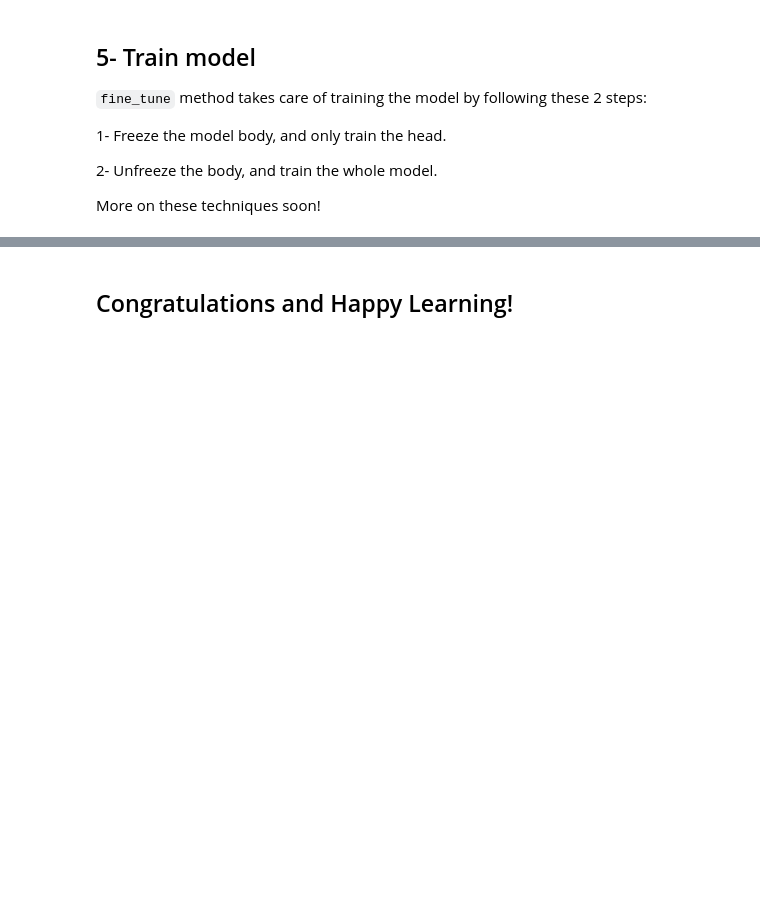
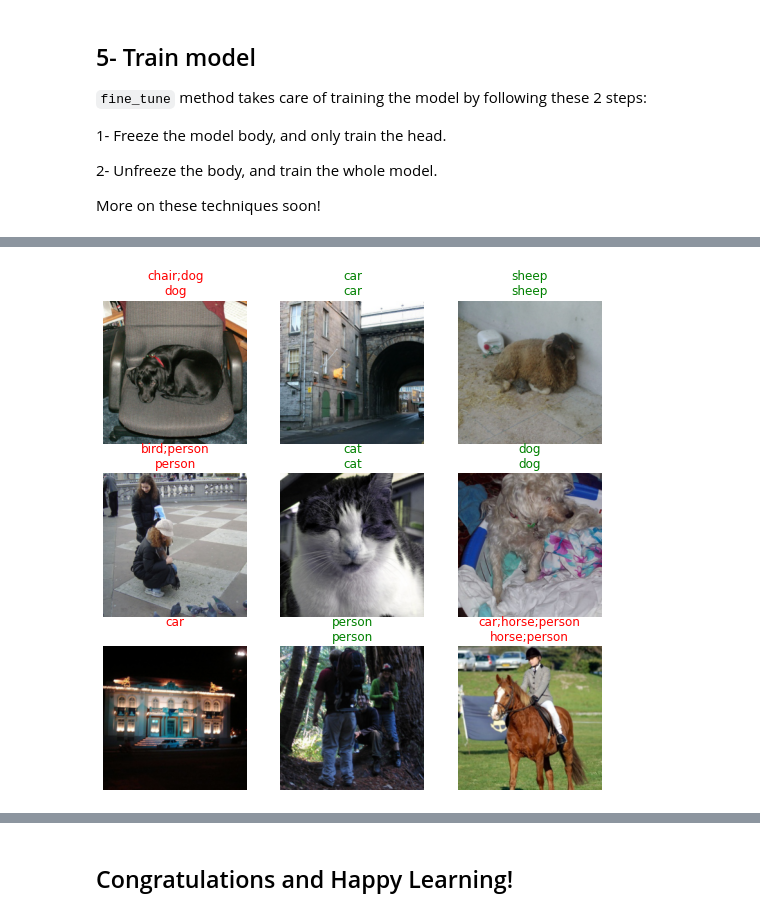
Before and after one commit to ai-fast-track/fastai-visual-guide, a Jupyter notebook: 02_image-classification-multi-label.ipynb, the cells around one changed output, grey strips where cells are left out. Cells and saved outputs as stored; diff of their text form; code cells hidden in the pictures; blank space fills up the shorter version.

```diff
--- a/02_image-classification-multi-label.ipynb
+++ b/02_image-classification-multi-label.ipynb
@@ -96,0 +113,3 @@ learn.fine_tune(3, base_lr=3e-3, freeze_epochs=4)
+# %%
+learn.show_results()
+# %% [output]
@@ -96,0 +117 @@ learn.fine_tune(3, base_lr=3e-3, freeze_epochs=4)
+[figure, added]
```
Also changed, not shown: parts of 9 cells of this notebook, 1 other file.
